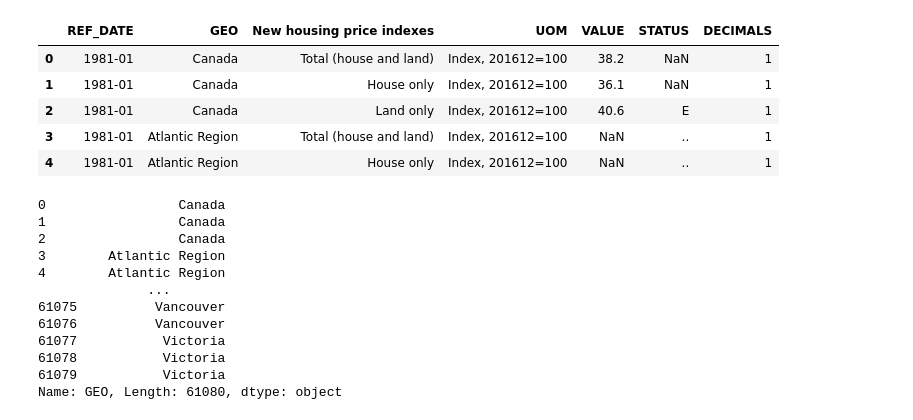
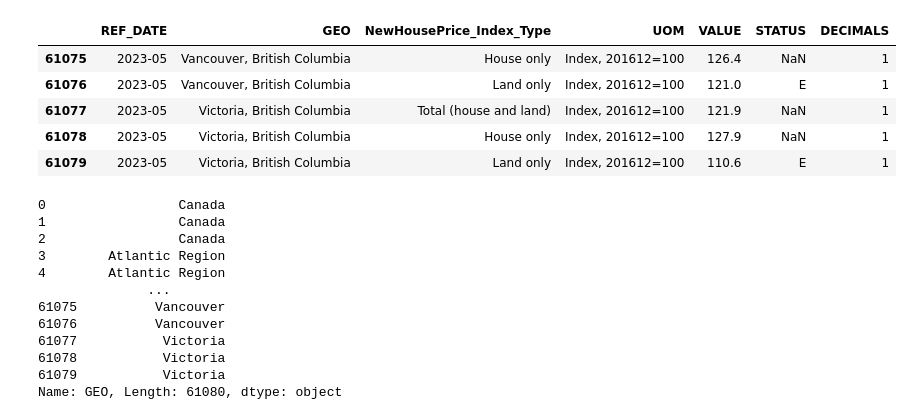
Before and after one commit to Ao-27/Project1_Group1_HousingMarket, a Jupyter notebook: group1_housing_solution.ipynb, the cells around one changed output. Cells and saved outputs as stored; diff of their text form; code cells hidden in the pictures.

```diff
--- a/group1_housing_solution.ipynb
+++ b/group1_housing_solution.ipynb
@@ -9,8 +9,8 @@ import pandas as pd
 Main_csv_path = Path("Resources/18100205.csv")
 Metadata_csv_path = Path("Resources/18100205_MetaData.csv")
 
-Main_StatsCan_IndexDF = pd.read_csv(Main_csv_path, encoding="UTF-8")
-Metadata_DF = pd.read_csv(Metadata_csv_path, encoding="UTF-8")
+Main_StatsCan_IndexDF = pd.read_csv(Main_csv_path, encoding="UTF-8-Sig")
+Metadata_DF = pd.read_csv(Metadata_csv_path, encoding="UTF-8-Sig")
 
 Main_StatsCan_IndexDF.tail()
 # %% [output]
@@ -30,15 +30,21 @@ Metadata_DF.head()
 | 2 | New housing price indexes | NaN | NaN | NaN | NaN | NaN | NaN | ... |
 | Dimension ID | Member Name | Classification Code | Member ID | Parent Member ID | Terminated | Member Notes | Member Definitions | ... |
 # %%
+# Select necessary columns for initial data cleaning processes.
+
 reduced_main_df = Main_StatsCan_IndexDF[["REF_DATE","GEO","New housing price indexes","UOM","VALUE","STATUS","DECIMALS"]]
-reduced_main_df.head()
+#reduced_main_df.head()
+
+reduced_main_df.columns.values[2] = "NewHousePrice_Index_Type" #Replaced column name of "New housing price indexes".
+
+reduced_main_df.tail()
 # %% [output]
-|  | REF_DATE | GEO | New housing price indexes | UOM | VALUE | STATUS | DECIMALS |
-| 0 | 1981-01 | Canada | Total (house and land) | Index, 201612=100 | 38.2 | NaN | 1 |
-| 1 | 1981-01 | Canada | House only | Index, 201612=100 | 36.1 | NaN | 1 |
-| 2 | 1981-01 | Canada | Land only | Index, 201612=100 | 40.6 | E | 1 |
-| 3 | 1981-01 | Atlantic Region | Total (house and land) | Index, 201612=100 | NaN | .. | 1 |
-| 4 | 1981-01 | Atlantic Region | House only | Index, 201612=100 | NaN | .. | 1 |
+|  | REF_DATE | GEO | NewHousePrice_Index_Type | UOM | VALUE | STATUS | DECIMALS |
+| 61075 | 2023-05 | Vancouver, British Columbia | House only | Index, 201612=100 | 126.4 | NaN | 1 |
+| 61076 | 2023-05 | Vancouver, British Columbia | Land only | Index, 201612=100 | 121.0 | E | 1 |
+| 61077 | 2023-05 | Victoria, British Columbia | Total (house and land) | Index, 201612=100 | 121.9 | NaN | 1 |
+| 61078 | 2023-05 | Victoria, British Columbia | House only | Index, 201612=100 | 127.9 | NaN | 1 |
+| 61079 | 2023-05 | Victoria, British Columbia | Land only | Index, 201612=100 | 110.6 | E | 1 |
 # %%
 #import re
 #print(re.split(r',',reduced_main_df["GEO"]))
```
Also changed, not shown: parts of 11 cells of this notebook, 1 other file.
